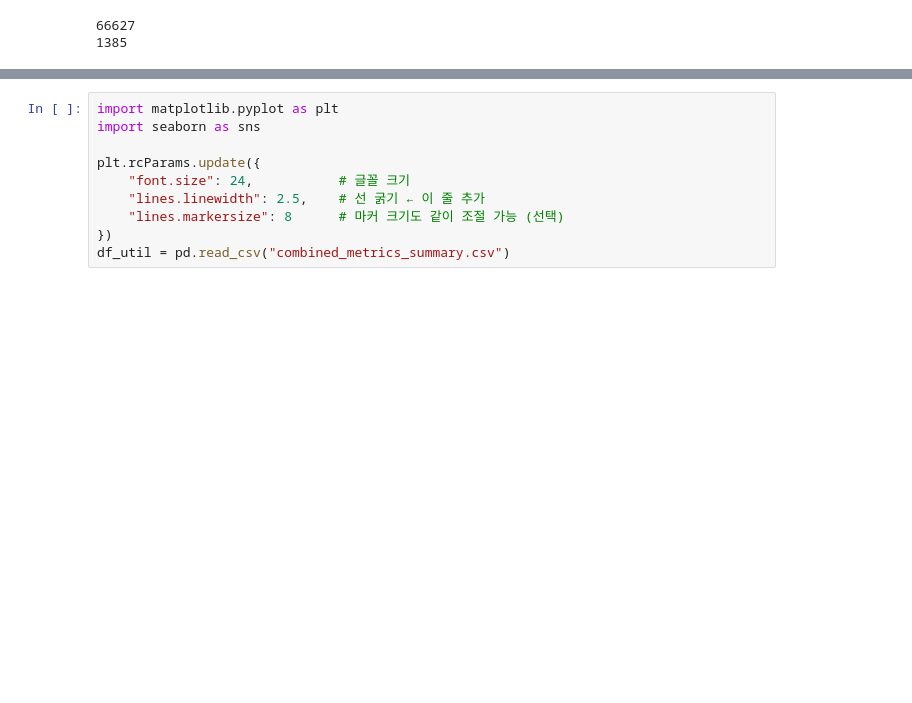
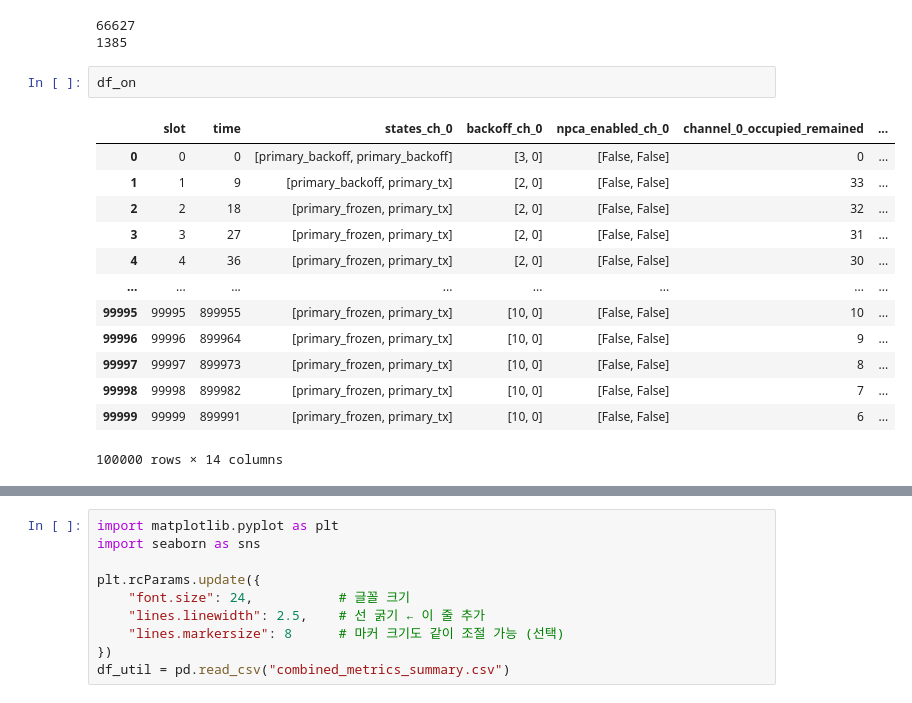
Before and after one commit to crazytb/NPCA, a Jupyter notebook: main_analyze_csvs.ipynb, the cells around one changed output, grey strips where cells are left out. Cells and saved outputs as stored; diff of their text form; blank space fills up the shorter version.

```diff
--- a/main_analyze_csvs.ipynb
+++ b/main_analyze_csvs.ipynb
@@ -90,3 +90,19 @@ print(len(df_on[df_on["channel_1_occupied_remained"] != 0]))
 # %% [output]
 66627
 1385
+# %%
+df_on
+# %% [output]
+|  | slot | time | states_ch_0 | backoff_ch_0 | npca_enabled_ch_0 | channel_0_occupied_remained | ... |
+| 0 | 0 | 0 | [primary_backoff, primary_backoff] | [3, 0] | [False, False] | 0 | ... |
+| 1 | 1 | 9 | [primary_backoff, primary_tx] | [2, 0] | [False, False] | 33 | ... |
+| 2 | 2 | 18 | [primary_frozen, primary_tx] | [2, 0] | [False, False] | 32 | ... |
+| 3 | 3 | 27 | [primary_frozen, primary_tx] | [2, 0] | [False, False] | 31 | ... |
+| 4 | 4 | 36 | [primary_frozen, primary_tx] | [2, 0] | [False, False] | 30 | ... |
+| ... | ... | ... | ... | ... | ... | ... | ... |
+| 99995 | 99995 | 899955 | [primary_frozen, primary_tx] | [10, 0] | [False, False] | 10 | ... |
+| 99996 | 99996 | 899964 | [primary_frozen, primary_tx] | [10, 0] | [False, False] | 9 | ... |
+| 99997 | 99997 | 899973 | [primary_frozen, primary_tx] | [10, 0] | [False, False] | 8 | ... |
+| 99998 | 99998 | 899982 | [primary_frozen, primary_tx] | [10, 0] | [False, False] | 7 | ... |
+| 99999 | 99999 | 899991 | [primary_frozen, primary_tx] | [10, 0] | [False, False] | 6 | ... |
+100000 rows × 14 columns
```
Also changed, not shown: parts of 13 cells of this notebook, 17 other files.
